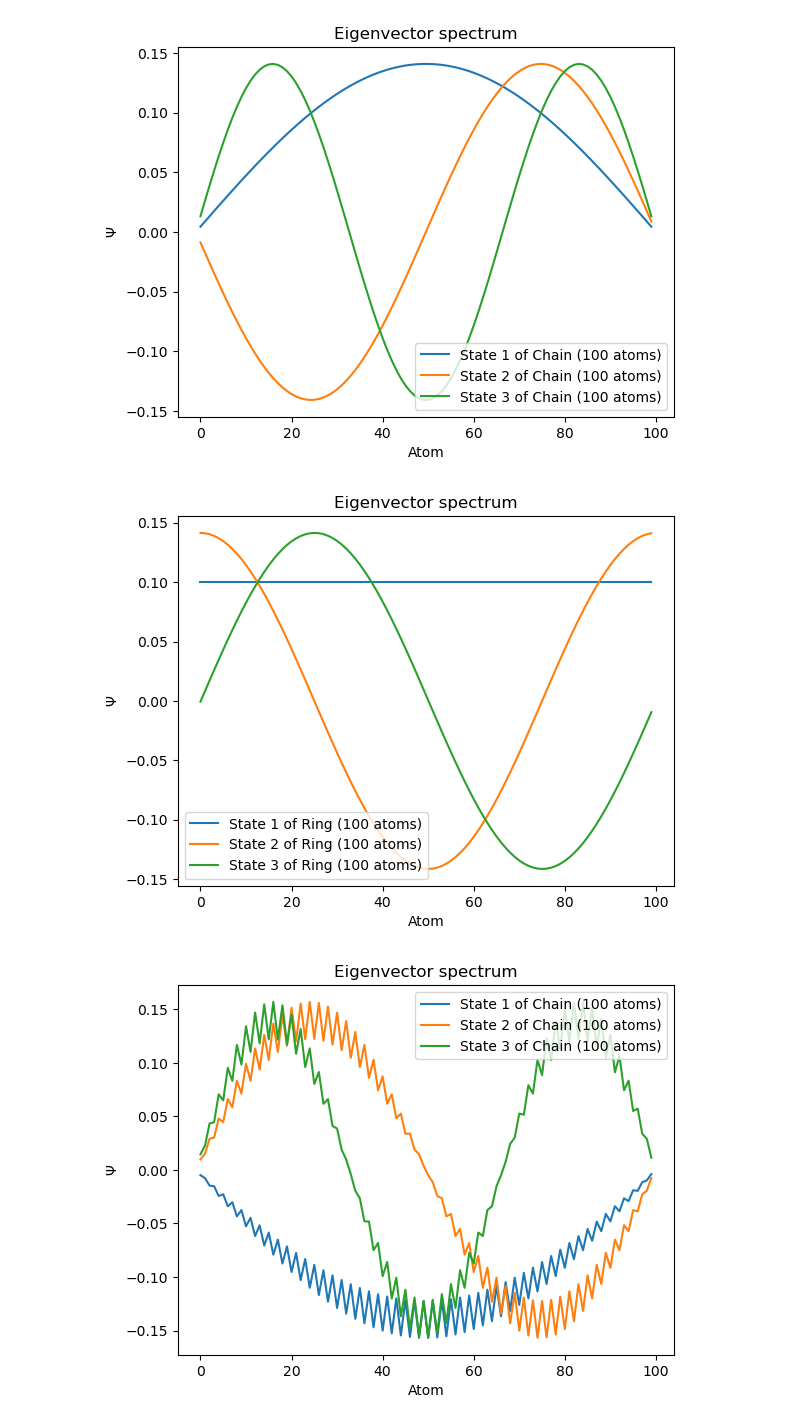
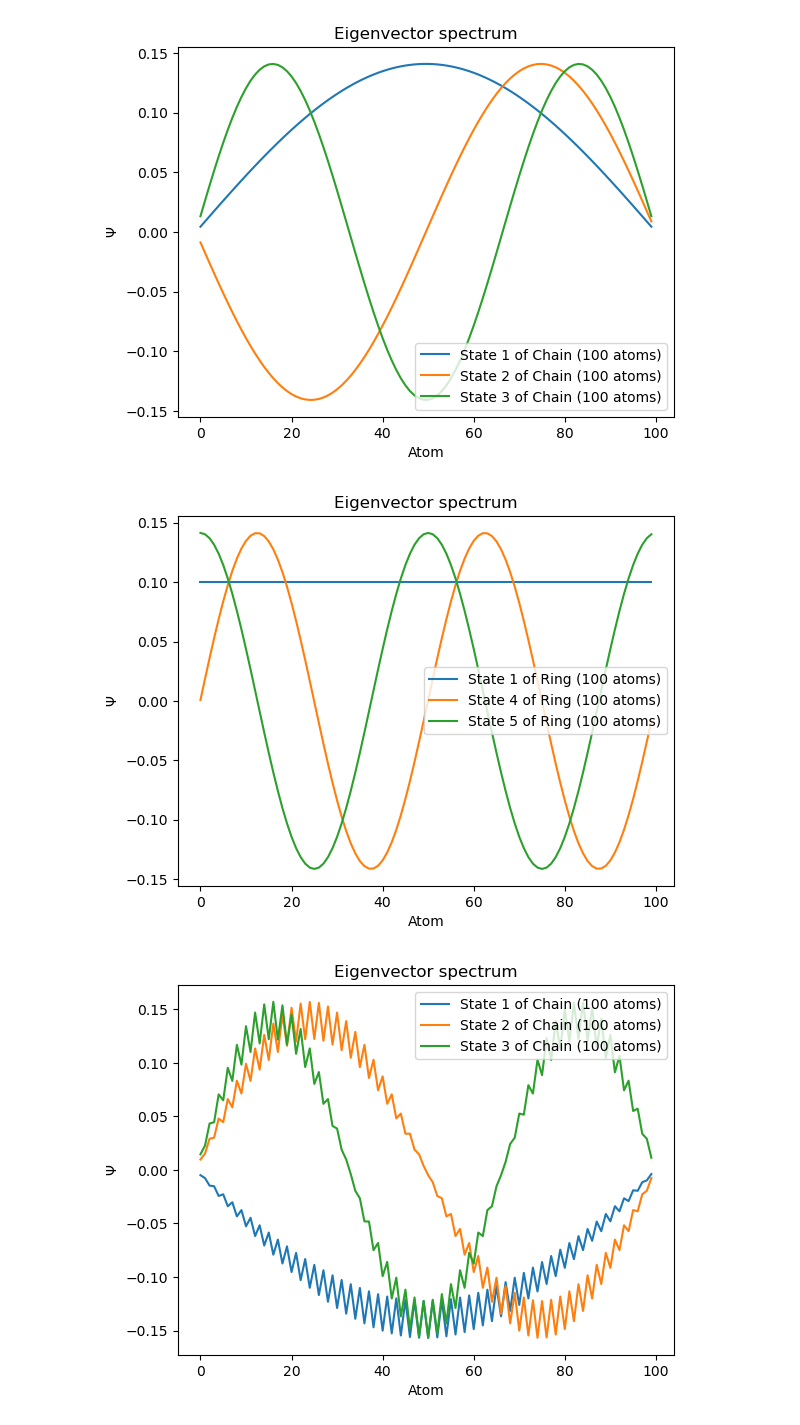
Before and after one commit to matarabadanf/Huckel-HW, a Jupyter notebook: plots/Plots.ipynb, the cells around one changed output. Saved outputs shown, nothing was run; the diff lists cells and outputs as text; code cells hidden in the pictures.

```diff
--- a/plots/Plots.ipynb
+++ b/plots/Plots.ipynb
@@ -108,12 +142,13 @@ plt.savefig('chain_eigenvectors.jpg', dpi=600)
 # %%
 ring =  Chain(100)
 ring.close_ring()
 ring.plot_eigenvectors(1)
-ring.plot_eigenvectors(2)
-ring.plot_eigenvectors(3)
+
+ring.plot_eigenvectors(4)
+ring.plot_eigenvectors(5)
 plt.savefig('ring_eigenvectors.jpg', dpi=600)
 # %% [output]
-[figure, old version]
+[figure, new version]
 # %%
 
 chain = Chain(100)
```
Also changed, not shown: parts of 7 cells of this notebook, 11 other files.
